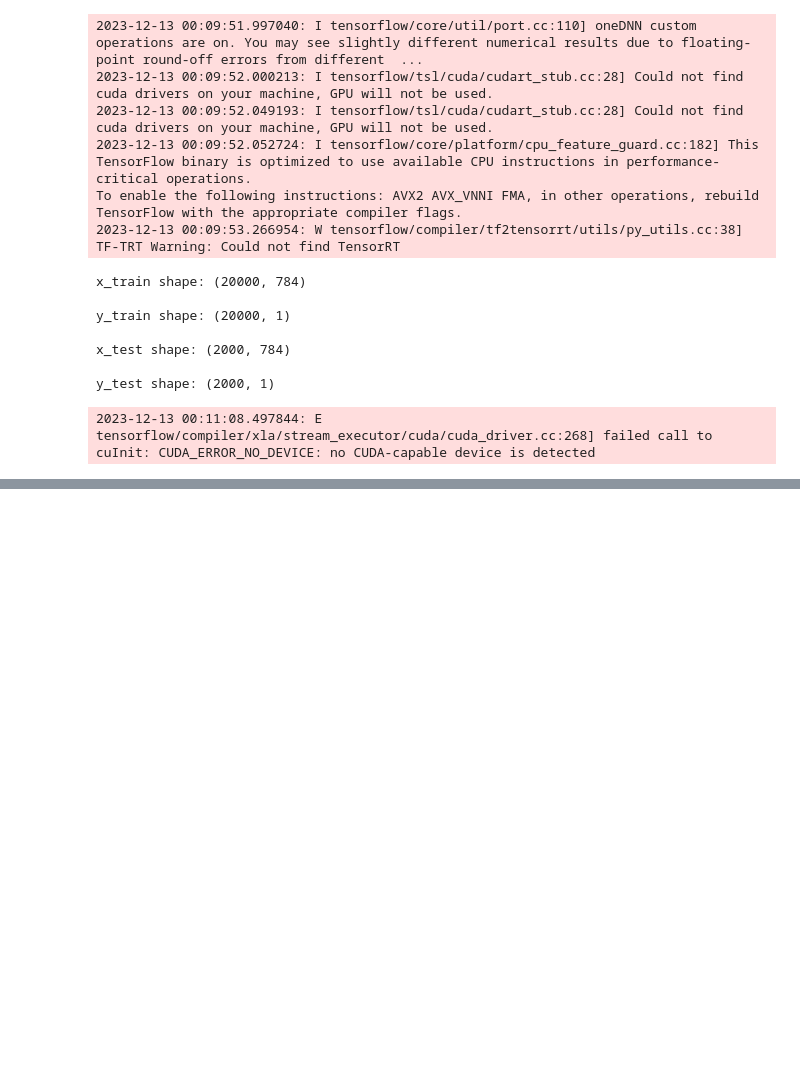
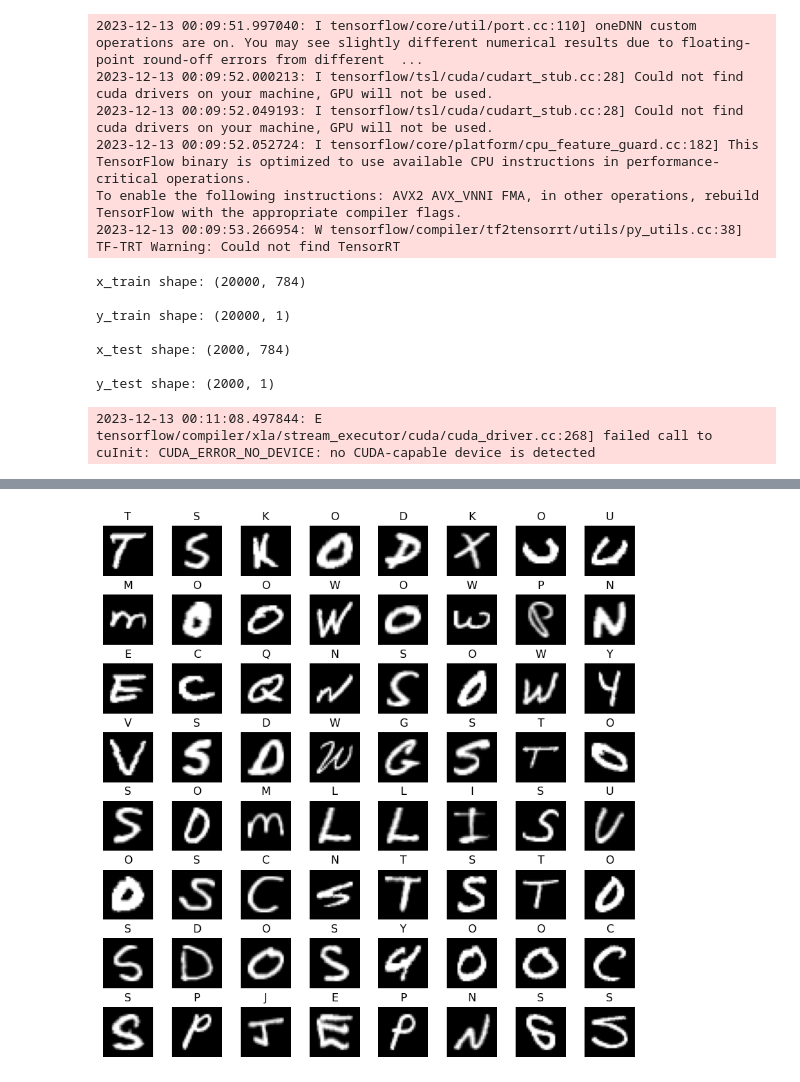
Before and after one commit to KenLorenz/comp-sci-lab, a Jupyter notebook: document_model_load.ipynb, the cells around one changed output, grey strips where cells are left out. Saved outputs shown, nothing was run; the diff lists cells and outputs as text; code cells hidden in the pictures; blank space fills up the shorter version.

Commit message:
merged model_testing and document_model_load

```diff
--- a/document_model_load.ipynb
+++ b/document_model_load.ipynb
@@ -60,0 +71,23 @@ err_cv = abs(scores_test.mean())
+# %%
+alphabets = ['A', 'B', 'C', 'D', 'E', 'F', 'G', 'H', 'I', 'J', 'K', 'L', 'M', 'N', 'O', 'P', 'Q', 'R', 'S', 'T', 'U', 'V', 'W', 'X', 'Y', 'Z']
+
+test = np.reshape(x_test.values, (x_test.shape[0], 28,28))
+
+m,n = x_test.shape
+
+fig, axes = plt.subplots(8,8, figsize=(8,8))
+fig.tight_layout(pad=0.1)
+
+
+# Labels are Predictions from the model.
+for i,ax in enumerate(axes.flat):
+
+    i = np.random.randint(m)
+
+    ax.imshow(test[i], cmap='gray')
+
+    predict = modelLoad.predict(test[i].reshape(1,784))
+
+    ax.set_title(alphabets[np.argmax(predict)])
+    ax.set_axis_off()
+# %% [output]
@@ -60,0 +111 @@ err_cv = abs(scores_test.mean())
+[figure, added]
```
Also changed, not shown: parts of 3 cells of this notebook.
